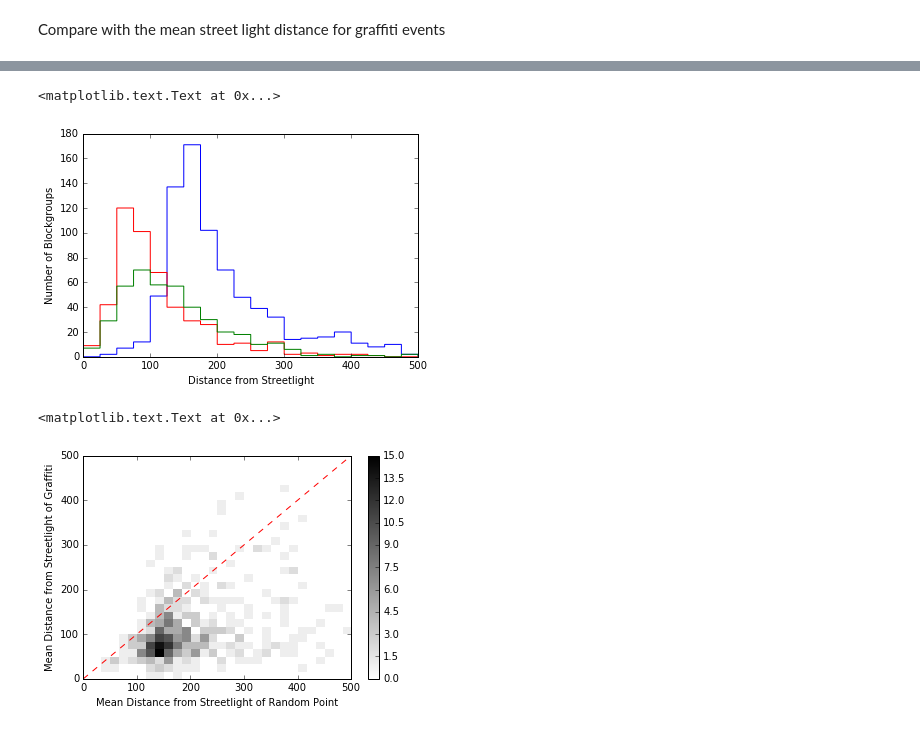
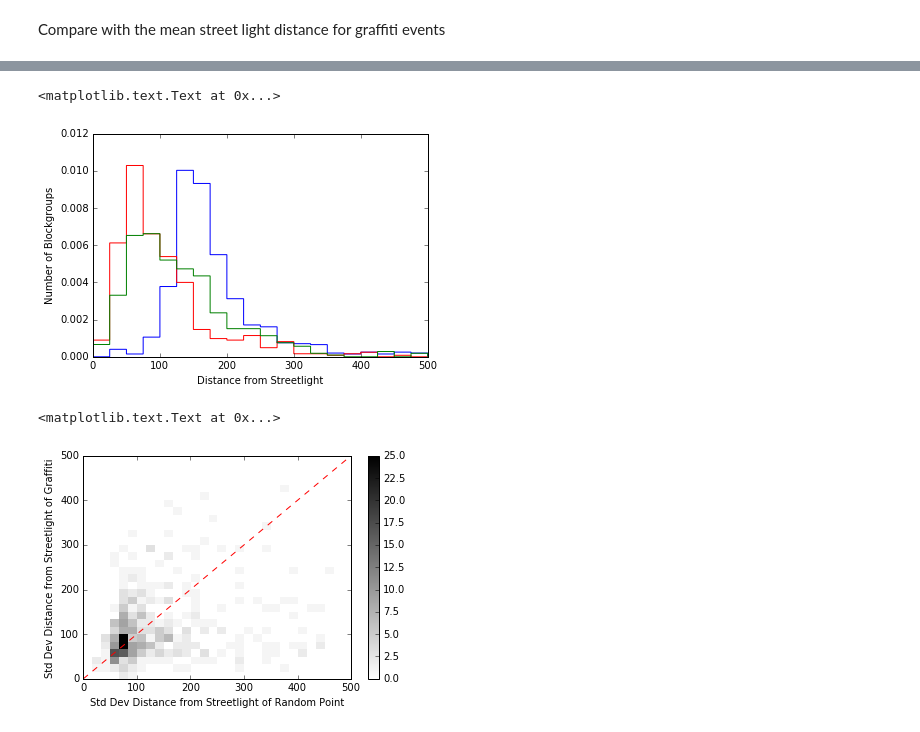
Before and after one commit to katiesch/insight2016, a Jupyter notebook: streetlight_density.ipynb, the cells around one changed output, grey strips where cells are left out. Saved outputs shown, nothing was run; the diff lists cells and outputs as text; code cells hidden in the pictures.

Commit message:
fixed error with street light distance standard deviation

```diff
--- a/streetlight_density.ipynb
+++ b/streetlight_density.ipynb
@@ -169,13 +169,15 @@ plt.xlim(-117.3, -116.9)
 [figure]
 # %% [markdown]
 ### We want to estimate the typical distance from a street light for a random location in each blockgroup.
-# %%
-sdcounty['sl_minidist'] = None
+# %%
+sdcounty['sl_minidist_mean'] = None
+sdcounty['sl_minidist_std'] = None
+sdcounty['sl_minidist_median'] = None
 # %%
 # Select 250 random points in each block group and see their distance from a streetlight.
 print len(sdcounty_index)
 
-for i in range(101,len(sdcounty_index)):
+for i in range(1576,len(sdcounty_index)):
     #if (len(np.where(sd_city_proper['tract'] == sdcounty.loc[sdcounty_index[i], 'tract'])[0])>0):
 
     mindist = []
@@ -198,10 +200,14 @@ for i in range(101,len(sdcounty_index)):
         d = R * c
         mindist.append(float(d[np.argmin(d)]))
 
-    sdcounty.loc[sdcounty_index[i], 'sl_minidist'] = np.mean(mindist)
+    sdcounty.loc[sdcounty_index[i], 'sl_minidist_mean'] = np.mean(mindist)
+    sdcounty.loc[sdcounty_index[i], 'sl_minidist_std'] = np.std(mindist)
+    sdcounty.loc[sdcounty_index[i], 'sl_minidist_median'] = np.median(mindist)
+
     if (i % 100 == 0):
         print i, i, i
     if (i % 250 == 0):
-        sdcounty[['tract', 'blockgroup', 'sl_minidist']].to_csv('output_files/sdcounty_sldistance.csv', index=False)
+        sdcounty[['tract', 'blockgroup', 'sl_minidist_mean', 'sl_minidist_std',
+                  'sl_minidist_median']].to_csv('output_files/sdcounty_sldistance.csv', index=False)
 # %% [output]
 1794
@@ -236,33 +230,35 @@ array(['Unnamed: 0', 'tract', 'blockgroup', 'count', 'graffiti_count',
        'total_pop', 'rep_per_cap', 'graffiti_per', 'dump_per',
        'lighting_per', 'tract_in_city'], dtype=object)
 # %%
-puker = pd.merge(barf[['tract', 'blockgroup', 'gsl_meandist', 'dsl_meandist',
-                      'tract_in_city']],
-                 sdcounty[['tract', 'blockgroup', 'sl_minidist']],
+puker = pd.merge(barf[['tract', 'blockgroup', 'gsl_meandist', 'gsl_stddist',
+                       'gsl_mediandist', 'dsl_meandist', 'dsl_stddist',
+                       'dsl_mediandist','tract_in_city']],
+                 sdcounty[['tract', 'blockgroup', 'sl_minidist_mean', 'sl_minidist_std',
+                          'sl_minidist_median']],
                 on=['tract', 'blockgroup'], how='left')
 # %%
-plt.hist(puker.loc[np.where(puker['tract_in_city']==1.0)[0], 'sl_minidist'],
-             bins=20, range=[0,500], histtype='step', color='b')
-plt.hist(puker.loc[np.where(puker['tract_in_city']==1.0)[0],'gsl_meandist'],
-             bins=20, range=[0,500], histtype='step', color='r')
-plt.hist(puker.loc[np.where(puker['tract_in_city']==1.0)[0],'dsl_meandist'],
-             bins=20, range=[0,500], histtype='step', color='g')
+plt.hist(puker.loc[np.where(puker['tract_in_city']==1.0)[0], 'sl_minidist_median'],
+             bins=20, range=[0,500], histtype='step', color='b', normed=True)
+plt.hist(puker.loc[np.where(puker['tract_in_city']==1.0)[0],'gsl_mediandist'],
+             bins=20, range=[0,500], histtype='step', color='r', normed=True)
+plt.hist(puker.loc[np.where(puker['tract_in_city']==1.0)[0],'dsl_mediandist'],
+             bins=20, range=[0,500], histtype='step', color='g', normed=True)
 
 plt.xlabel('Distance from Streetlight')
 plt.ylabel('Number of Blockgroups')
 # %% [output]
 <matplotlib.text.Text at 0x...>
-[figure, old version]
+[figure, new version]
 # %%
 #plt.plot(puker['sl_minidist'], puker['gsl_meandist'], 'k.')
-plt.hist2d(puker['sl_minidist'].astype(float), puker['gsl_meandist'].astype(float),
+plt.hist2d(puker['sl_minidist_std'].astype(float), puker['gsl_stddist'].astype(float),
            range=([0,500],[0,500]), bins=(30,30), cmap='binary')
 plt.colorbar()
 plt.xlim(0,500)
 plt.ylim(0,500)
 plt.plot([0,500],[0,500], 'r--')
-plt.xlabel('Mean Distance from Streetlight of Random Point')
-plt.ylabel('Mean Distance from Streetlight of Graffiti')
+plt.xlabel('Std Dev Distance from Streetlight of Random Point')
+plt.ylabel('Std Dev Distance from Streetlight of Graffiti')
 # %% [output]
 <matplotlib.text.Text at 0x...>
-[figure, old version]
+[figure, new version]
```
Also changed, not shown: parts of 3 cells of this notebook, 1 other file.
